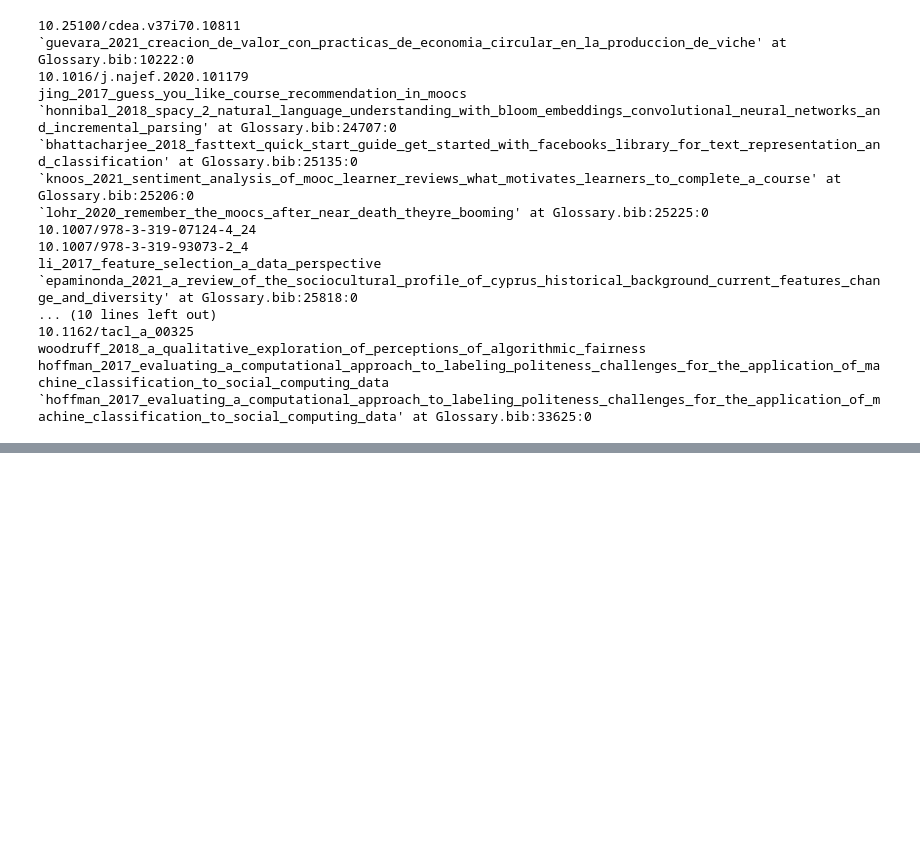
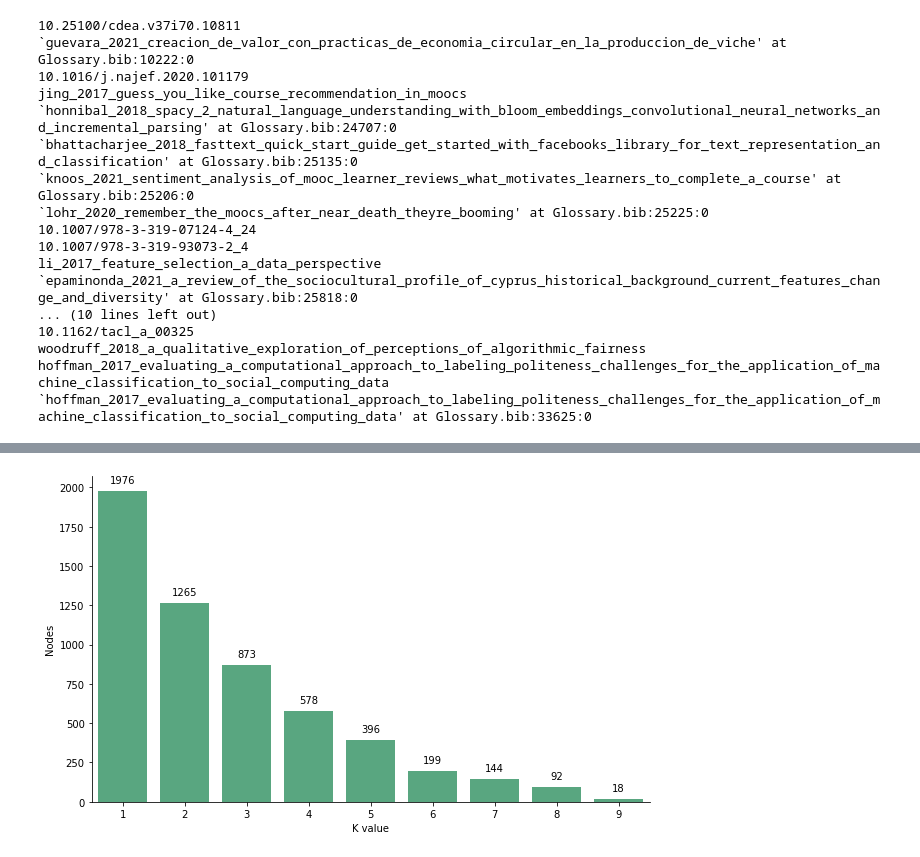
Before and after one commit to iberius96/Msc_Thesis, a Jupyter notebook: Paper Graphs/networkx.ipynb, the cells around one changed output, grey strips where cells are left out. Saved outputs shown, nothing was run; the diff lists cells and outputs as text; code cells hidden in the pictures; blank space fills up the shorter version.

```diff
--- a/Paper Graphs/networkx.ipynb
+++ b/Paper Graphs/networkx.ipynb
@@ -473,2 +470,3 @@ AttributeError: 'NoneType' object has no attribute 'is_multigraph'
 # %%
-LOADED = nx.Graph(nx.nx_pydot.read_dot('ALL.dot'))
+# Load from file
+COMPLETE_WITH_SNOWB_EDGES = nx.DiGraph(nx.nx_pydot.read_dot('ALL.dot'))
@@ -476,0 +473,8 @@ LOADED.remove_edges_from(nx.selfloop_edges(LOADED))
+# %%
+# Nr of nodes part of a k-core. k values from 1 to 10
+node_count_list = {}
+
+for i in range(1, 10):
+    node_count = len(nx.k_core(COMPLETE_WITH_SNOWB_EDGES, k=i).nodes)
+    node_count_list[i] = node_count
+    print(f'k={i}, {node_count}')
@@ -476,0 +491,20 @@ LOADED.remove_edges_from(nx.selfloop_edges(LOADED))
+# %%
+df = pd.DataFrame.from_dict(node_count_list, orient='index', columns=['value'])
+
+
+fig, ax = plt.subplots(figsize=(10, 6))
+sns.set_palette("Set2")
+
+color = (0.3, 0.7, 0.5, 0.7)  # tuple with RGB values and alpha value
+ax = sns.barplot(x=df.index, y='value', data=df, color=color)
+
+for index, row in df.iterrows():
+    ax.text(index-1, row['value']+50, row['value'], color='black', ha="center")
+
+ax.set_xlabel("K value")
+ax.set_ylabel("Nodes")
+
+sns.despine()
+plt.show()
+# %% [output]
+[figure, added]
```
Also changed, not shown: parts of 9 cells of this notebook, 10 other files.
